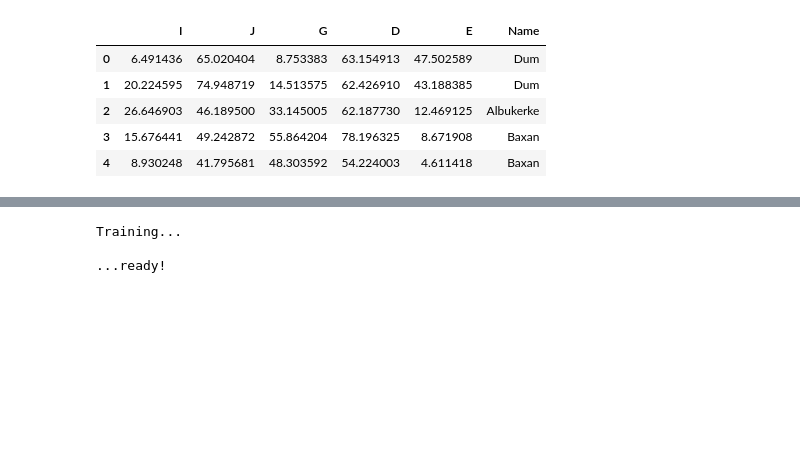
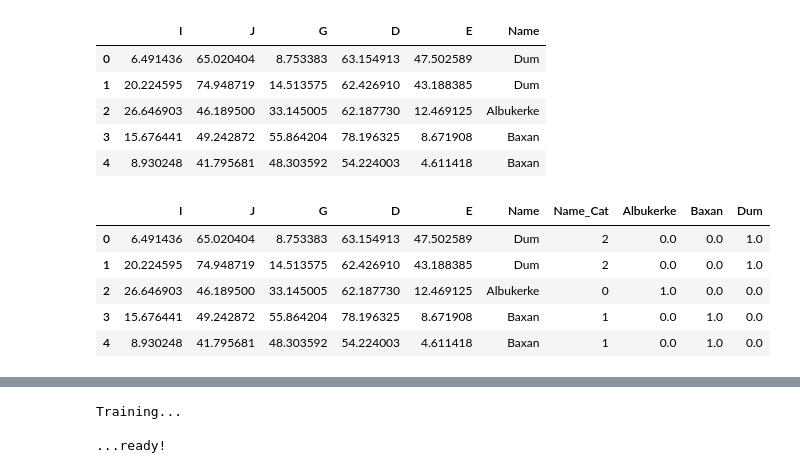
Before and after one commit to veronika-suprunovich/system-analysis, a Jupyter notebook: neural_network_clustering/Clustering Using SOMs.ipynb, the cells around one changed output, grey strips where cells are left out. Cells and saved outputs as stored; diff of their text form; code cells hidden in the pictures; blank space fills up the shorter version.

```diff
--- a/neural_network_clustering/Clustering Using SOMs.ipynb
+++ b/neural_network_clustering/Clustering Using SOMs.ipynb
@@ -25,4 +26,22 @@ df.head()
 | 2 | 26.646903 | 46.189500 | 33.145005 | 62.187730 | 12.469125 | Albukerke |
 | 3 | 15.676441 | 49.242872 | 55.864204 | 78.196325 | 8.671908 | Baxan |
 | 4 | 8.930248 | 41.795681 | 48.303592 | 54.224003 | 4.611418 | Baxan |
+# %%
+# converting type of columns to 'category'
+df['Name'] = df['Name'].astype('category')
+# Assigning numerical values and storing in another column
+df['Name_Cat'] = df['Name'].cat.codes
+# creating instance of one-hot-encoder
+encoder = OneHotEncoder(handle_unknown='ignore')
+# passing names-cat column (label encoded values of names)
+encoder_df = pd.DataFrame(encoder.fit_transform(df[['Name_Cat']]).toarray(), columns=['Albukerke', 'Baxan', 'Dum'])
+df = pd.concat([df, encoder_df], axis=1)
+df.head()
+# %% [output]
+|  | I | J | G | D | E | Name | Name_Cat | Albukerke | Baxan | Dum |
+| 0 | 6.491436 | 65.020404 | 8.753383 | 63.154913 | 47.502589 | Dum | 2 | 0.0 | 0.0 | 1.0 |
+| 1 | 20.224595 | 74.948719 | 14.513575 | 62.426910 | 43.188385 | Dum | 2 | 0.0 | 0.0 | 1.0 |
+| 2 | 26.646903 | 46.189500 | 33.145005 | 62.187730 | 12.469125 | Albukerke | 0 | 1.0 | 0.0 | 0.0 |
+| 3 | 15.676441 | 49.242872 | 55.864204 | 78.196325 | 8.671908 | Baxan | 1 | 0.0 | 1.0 | 0.0 |
+| 4 | 8.930248 | 41.795681 | 48.303592 | 54.224003 | 4.611418 | Baxan | 1 | 0.0 | 1.0 | 0.0 |
 # %%
```
Also changed, not shown: parts of 9 cells of this notebook, 6 other files.
